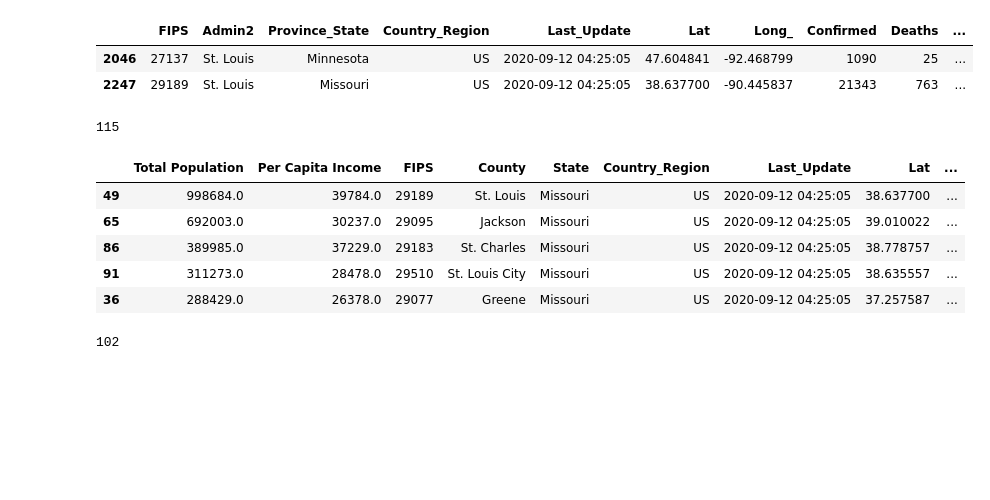
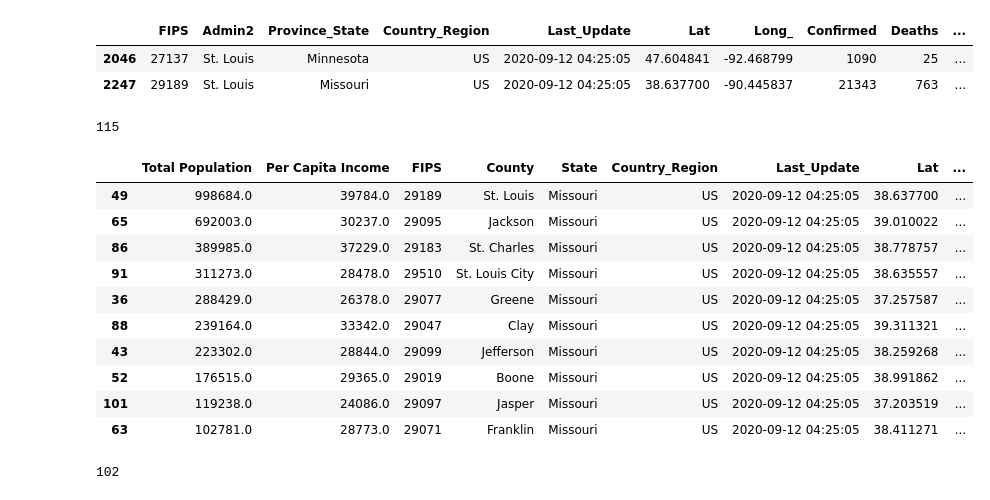
Before and after one commit to Zachariassis/COVID19-in-Midwest, a Jupyter notebook: api_data.ipynb, the cells around one changed output. Saved outputs shown, nothing was run; the diff lists cells and outputs as text; code cells hidden in the pictures; blank space fills up the shorter version.

```diff
--- a/api_data.ipynb
+++ b/api_data.ipynb
@@ -33,34 +33,39 @@ mo_census_pd = pd.DataFrame(mo_census_data)
 mo_census_pd = mo_census_pd.rename(columns={"B01003_001E": "Total Population",
                                       "B19301_001E": "Per Capita Income",
                                       "NAME": "County, State"})
 
 mo_census_pd['FIPS']=mo_census_pd['state']+mo_census_pd['county']
 mo_census_pd=mo_census_pd.drop(columns=['state','county'])
 mo_census_pd=mo_census_pd.merge(covid_91120_data,how='left',on='FIPS').drop(columns={'County, State','Combined_Key'}).rename(columns={'Admin2':'County','Province_State':'State'})
 
 
 # Final DataFrame
 #census_pd = census_pd[["Zipcode", "Population", "Median Age", "Household Income",
                        #"Per Capita Income", "Poverty Count", "Poverty Rate"]]
 
 # Visualize
 print(len(mo_census_pd))
 mo_census_pd.head()
 mo_census_top = mo_census_pd.nlargest(10,["Total Population"])
 #mo_census_top['County, State'].str.split(pat=',',expand=True)
 #mo_census_top=mo_census_top.merge(mo_census_top['County, State'].str.split(pat=',',expand=True),how="outer", left_index=True, right_index=True)
 #mo_census_top = mo_census_top.rename(columns={0: "County",
 #                                      1: "State"})
                                       #.drop(columns=["County, State"])
-mo_census_top.head()
+mo_census_top
 # %% [output]
 115
 |  | Total Population | Per Capita Income | FIPS | County | State | Country_Region | Last_Update | Lat | ... |
 | 49 | 998684.0 | 39784.0 | 29189 | St. Louis | Missouri | US | 2020-09-12 04:25:05 | 38.637700 | ... |
 | 65 | 692003.0 | 30237.0 | 29095 | Jackson | Missouri | US | 2020-09-12 04:25:05 | 39.010022 | ... |
 | 86 | 389985.0 | 37229.0 | 29183 | St. Charles | Missouri | US | 2020-09-12 04:25:05 | 38.778757 | ... |
 | 91 | 311273.0 | 28478.0 | 29510 | St. Louis City | Missouri | US | 2020-09-12 04:25:05 | 38.635557 | ... |
 | 36 | 288429.0 | 26378.0 | 29077 | Greene | Missouri | US | 2020-09-12 04:25:05 | 37.257587 | ... |
+| 88 | 239164.0 | 33342.0 | 29047 | Clay | Missouri | US | 2020-09-12 04:25:05 | 39.311321 | ... |
+| 43 | 223302.0 | 28844.0 | 29099 | Jefferson | Missouri | US | 2020-09-12 04:25:05 | 38.259268 | ... |
+| 52 | 176515.0 | 29365.0 | 29019 | Boone | Missouri | US | 2020-09-12 04:25:05 | 38.991862 | ... |
+| 101 | 119238.0 | 24086.0 | 29097 | Jasper | Missouri | US | 2020-09-12 04:25:05 | 37.203519 | ... |
+| 63 | 102781.0 | 28773.0 | 29071 | Franklin | Missouri | US | 2020-09-12 04:25:05 | 38.411271 | ... |
 # %%
 il_census_data = c.acs5.get(("NAME", "B01003_001E", "B19301_001E"), {'for': 'county:*','in':'state:17'})
 il_census_pd = pd.DataFrame(il_census_data)
```
Also changed, not shown: 2 other files.
